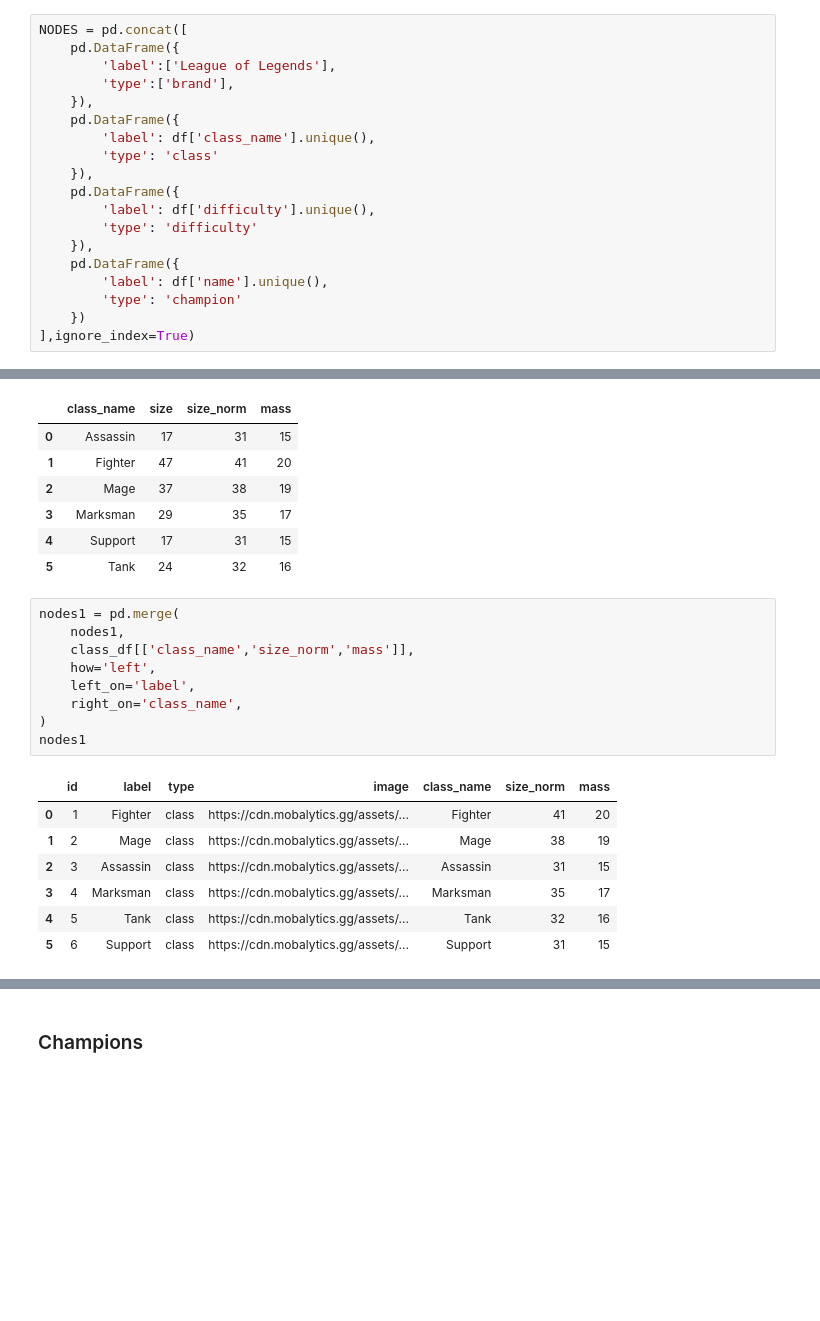
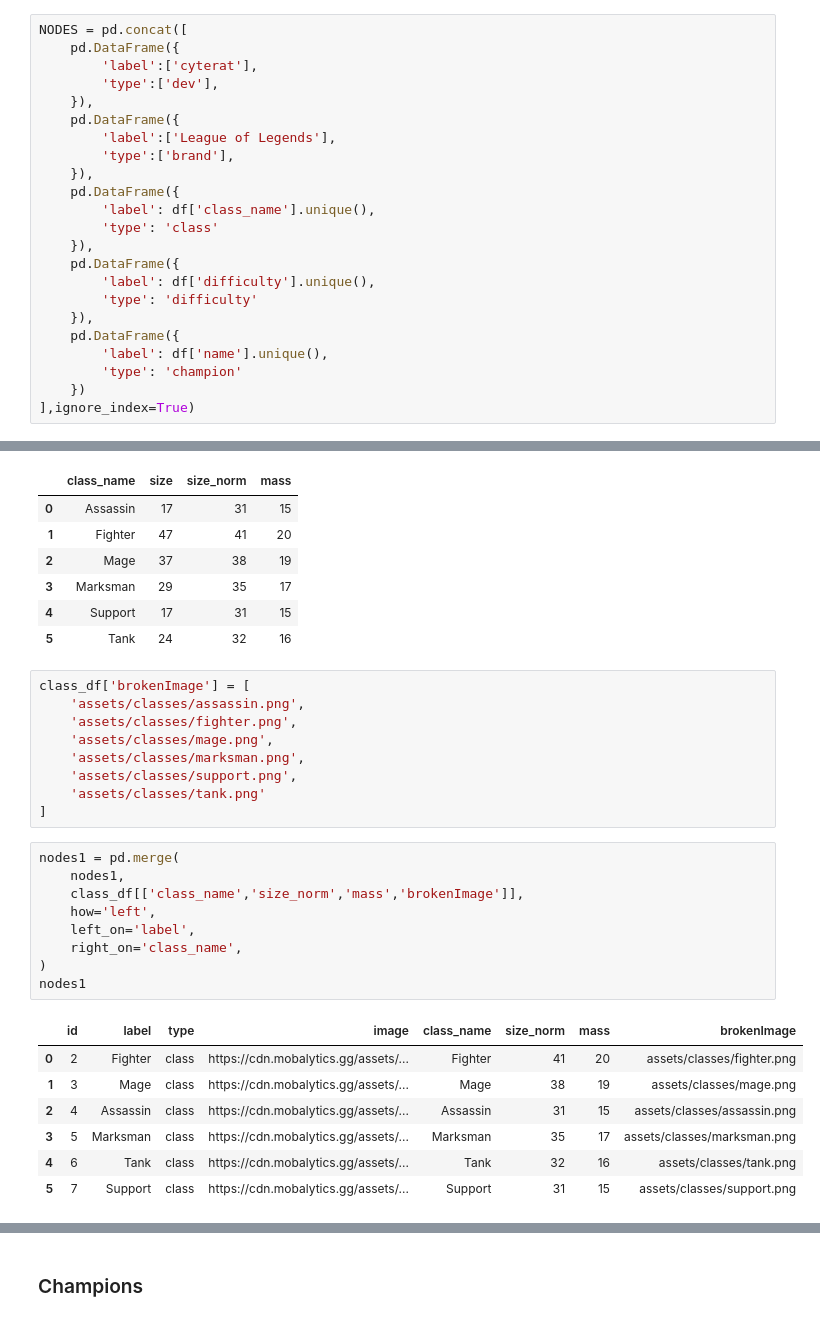
Before and after one commit to cyterat/lol-champs-network, a Jupyter notebook: python/prototype/lol-data-cleansing.ipynb, the cells around one changed output, grey strips where cells are left out. Drawn from its saved outputs; the diff is of its cells as text; blank space fills up the shorter version.

Commit message:
[refactor] Modify class images and watermark

```diff
--- a/python/prototype/lol-data-cleansing.ipynb
+++ b/python/prototype/lol-data-cleansing.ipynb
@@ -668,6 +668,10 @@ df.sample(5)
 ## Nodes
 # %%
 NODES = pd.concat([
+    pd.DataFrame({
+        'label':['cyterat'],
+        'type':['dev'],
+    }),
     pd.DataFrame({
         'label':['League of Legends'],
         'type':['brand'],
@@ -756,20 +777,29 @@ class_df
 | 3 | Marksman | 29 | 35 | 17 |
 | 4 | Support | 17 | 31 | 15 |
 | 5 | Tank | 24 | 32 | 16 |
+# %%
+class_df['brokenImage'] = [
+    'assets/classes/assassin.png',
+    'assets/classes/fighter.png',
+    'assets/classes/mage.png',
+    'assets/classes/marksman.png',
+    'assets/classes/support.png',
+    'assets/classes/tank.png'
+]
 # %%
 nodes1 = pd.merge(
     nodes1,
-    class_df[['class_name','size_norm','mass']],
+    class_df[['class_name','size_norm','mass','brokenImage']],
     how='left',
     left_on='label',
     right_on='class_name',
 )
 nodes1
 # %% [output]
-|  | id | label | type | image | class_name | size_norm | mass |
-| 0 | 1 | Fighter | class | https://cdn.mobalytics.gg/assets/... | Fighter | 41 | 20 |
-| 1 | 2 | Mage | class | https://cdn.mobalytics.gg/assets/... | Mage | 38 | 19 |
-| 2 | 3 | Assassin | class | https://cdn.mobalytics.gg/assets/... | Assassin | 31 | 15 |
-| 3 | 4 | Marksman | class | https://cdn.mobalytics.gg/assets/... | Marksman | 35 | 17 |
-| 4 | 5 | Tank | class | https://cdn.mobalytics.gg/assets/... | Tank | 32 | 16 |
-| 5 | 6 | Support | class | https://cdn.mobalytics.gg/assets/... | Support | 31 | 15 |
+|  | id | label | type | image | class_name | size_norm | mass | brokenImage |
+| 0 | 2 | Fighter | class | https://cdn.mobalytics.gg/assets/... | Fighter | 41 | 20 | assets/classes/fighter.png |
+| 1 | 3 | Mage | class | https://cdn.mobalytics.gg/assets/... | Mage | 38 | 19 | assets/classes/mage.png |
+| 2 | 4 | Assassin | class | https://cdn.mobalytics.gg/assets/... | Assassin | 31 | 15 | assets/classes/assassin.png |
+| 3 | 5 | Marksman | class | https://cdn.mobalytics.gg/assets/... | Marksman | 35 | 17 | assets/classes/marksman.png |
+| 4 | 6 | Tank | class | https://cdn.mobalytics.gg/assets/... | Tank | 32 | 16 | assets/classes/tank.png |
+| 5 | 7 | Support | class | https://cdn.mobalytics.gg/assets/... | Support | 31 | 15 | assets/classes/support.png |
```
Also changed, not shown: parts of 27 cells of this notebook, 7 other files.
